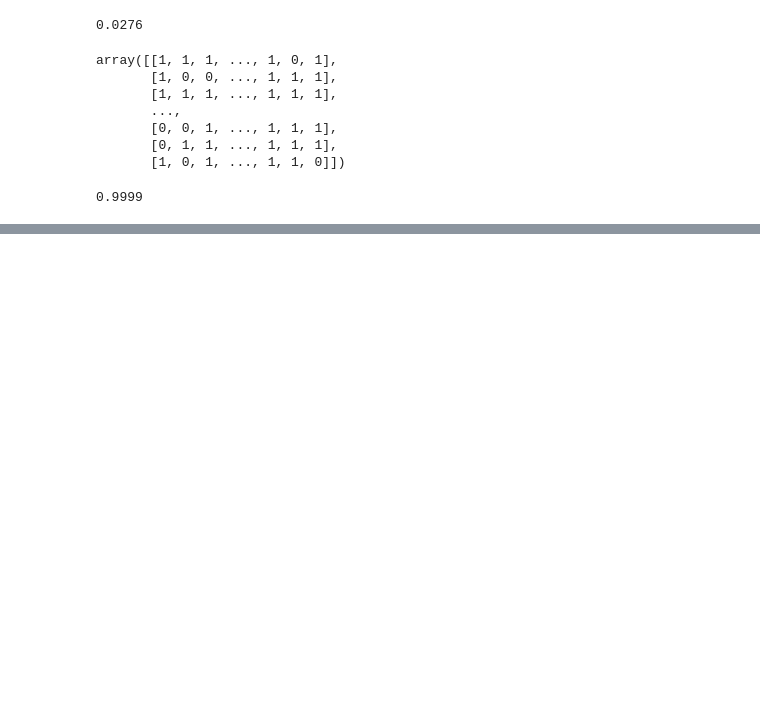
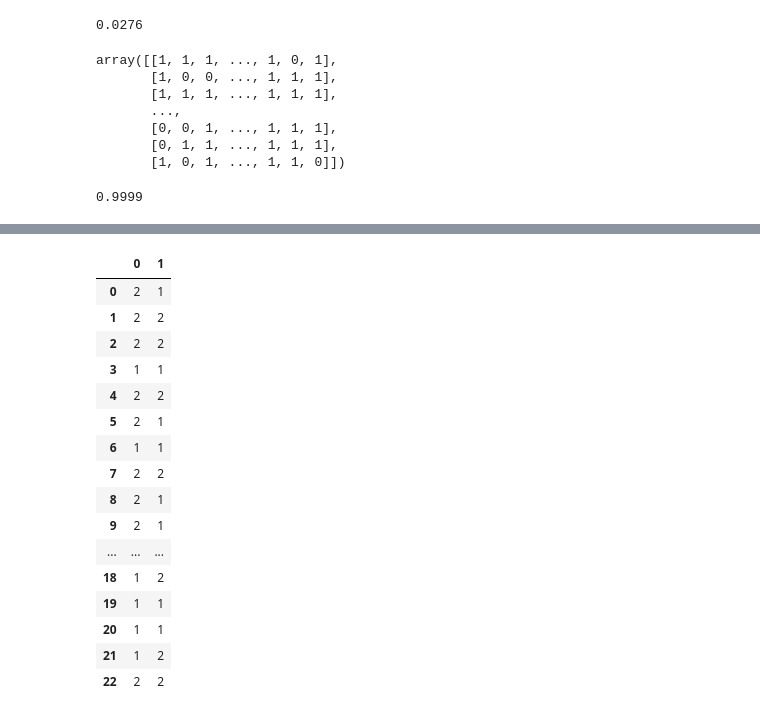
Before and after one commit to GladyBarrios/statistics-exercises, a Jupyter notebook: simulation.ipynb, the cells around one changed output, grey strips where cells are left out. Saved outputs shown, nothing was run; the diff lists cells and outputs as text; code cells hidden in the pictures; blank space fills up the shorter version.

```diff
--- a/simulation.ipynb
+++ b/simulation.ipynb
@@ -316,0 +324,8 @@ If 23 people are in the same room, what are the odds that two of them share a bi
+# %%
+n_trials = 2
+
+n_sims = 23
+
+#1 equals one birthday #2 is another birthday
+birthdays = np.random.choice((1,2),n_trials * n_sims).reshape(n_sims, n_trials)
+birthdays
@@ -316,0 +350,21 @@ If 23 people are in the same room, what are the odds that two of them share a bi
+# %%
+bdays = pd.DataFrame(birthdays)
+bdays
+# %% [output]
+|  | 0 | 1 |
+| 0 | 2 | 1 |
+| 1 | 2 | 2 |
+| 2 | 2 | 2 |
+| 3 | 1 | 1 |
+| 4 | 2 | 2 |
+| 5 | 2 | 1 |
+| 6 | 1 | 1 |
+| 7 | 2 | 2 |
+| 8 | 2 | 1 |
+| 9 | 2 | 1 |
+| ... | ... | ... |
+| 18 | 1 | 2 |
+| 19 | 1 | 1 |
+| 20 | 1 | 1 |
+| 21 | 1 | 2 |
+| 22 | 2 | 2 |
```
Also changed, not shown: parts of 12 cells of this notebook.
